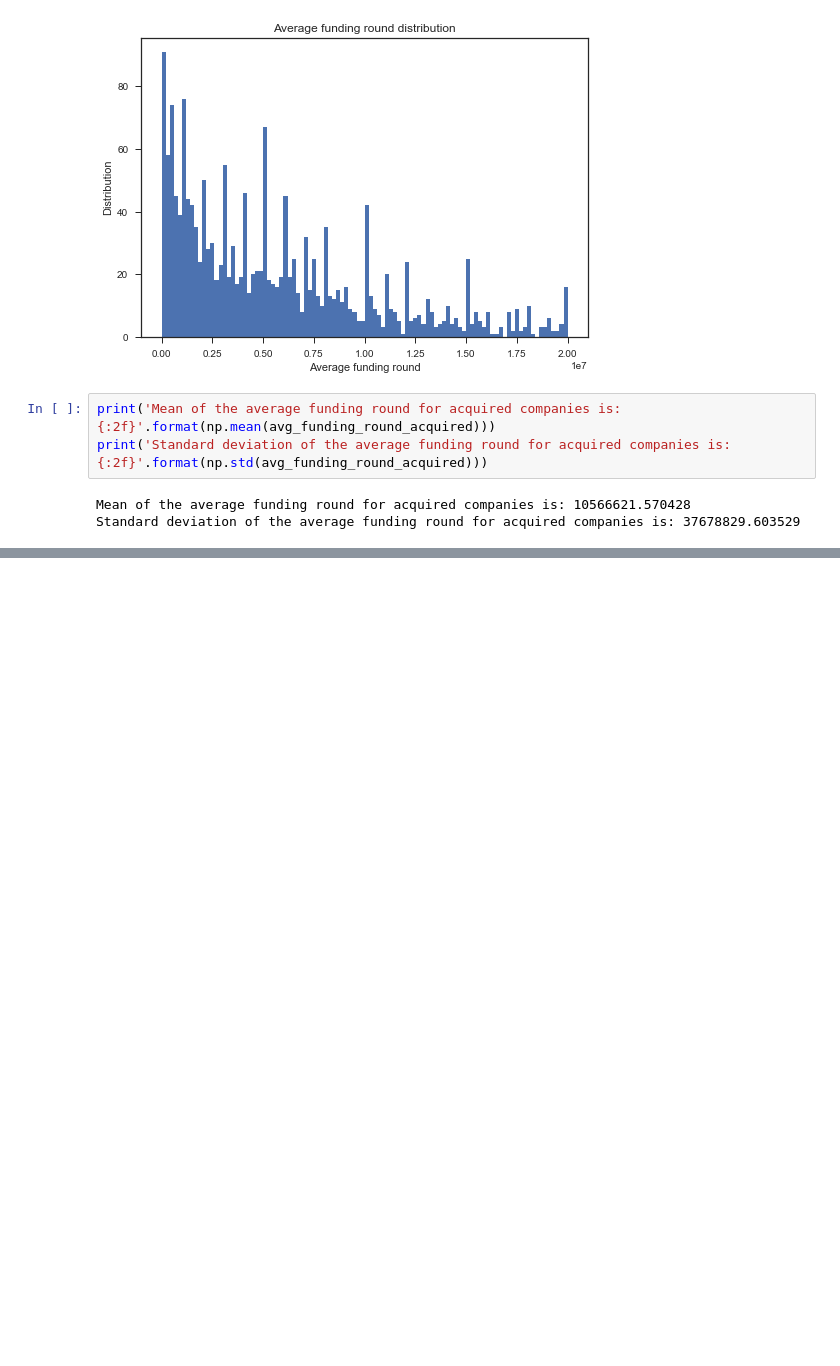
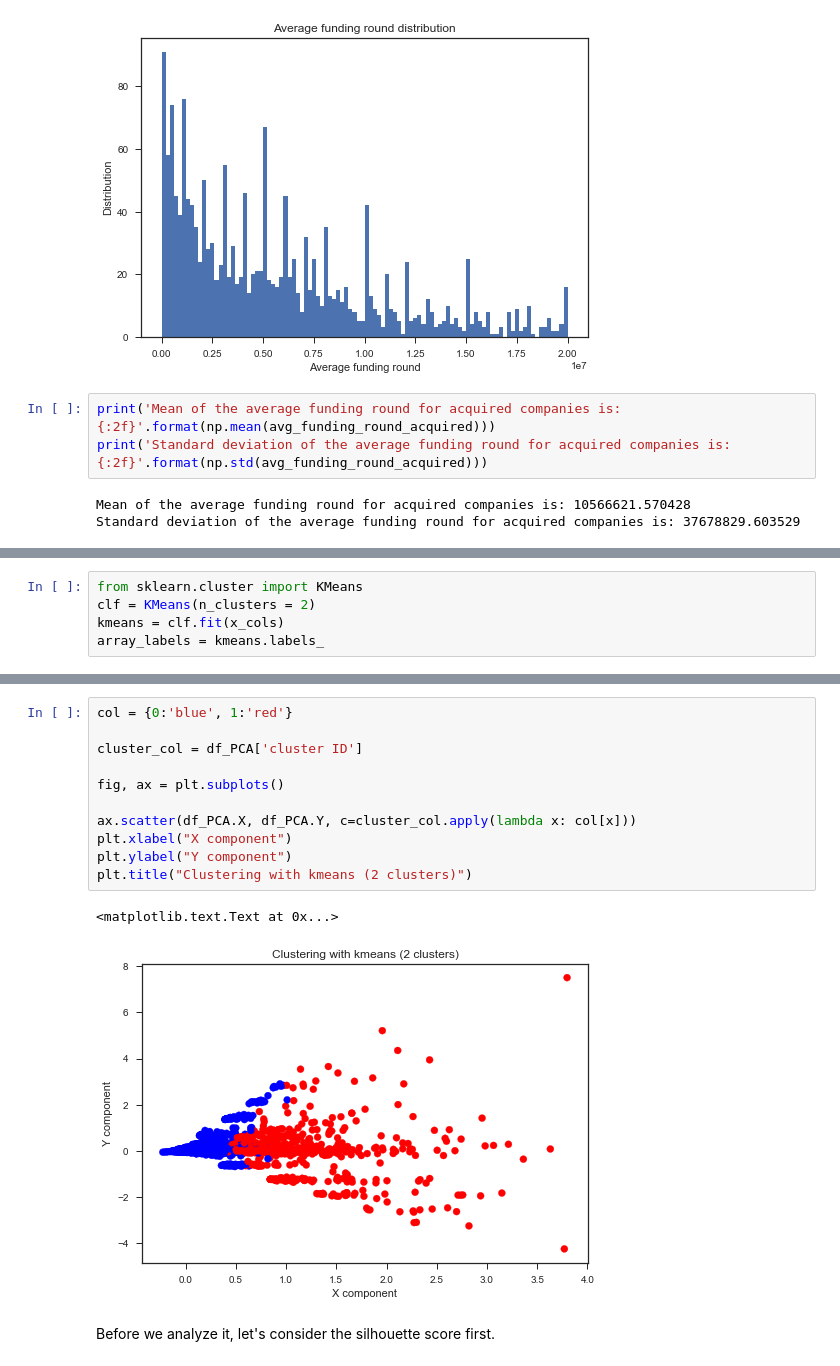
Before and after one commit to LVdatahub/Capstone-project----DS-Intensive-Springboard, a Jupyter notebook: Data story.ipynb, the cells around one changed output, grey strips where cells are left out. Drawn from its saved outputs; the diff is of its cells as text; blank space fills up the shorter version.

```diff
--- a/Data story.ipynb
+++ b/Data story.ipynb
@@ -809,0 +933,5 @@ So on average, each funding round for acquired companies was around USD 10.5m, w
+# %%
+from sklearn.cluster import KMeans
+clf = KMeans(n_clusters = 2)
+kmeans = clf.fit(x_cols)
+array_labels = kmeans.labels_
@@ -809,0 +945,16 @@ So on average, each funding round for acquired companies was around USD 10.5m, w
+# %%
+col = {0:'blue', 1:'red'}
+
+cluster_col = df_PCA['cluster ID']
+
+fig, ax = plt.subplots()
+
+ax.scatter(df_PCA.X, df_PCA.Y, c=cluster_col.apply(lambda x: col[x]))
+plt.xlabel("X component")
+plt.ylabel("Y component")
+plt.title("Clustering with kmeans (2 clusters)")
+# %% [output]
+<matplotlib.text.Text at 0x...>
+[figure, added]
+# %% [markdown]
+Before we analyze it, let's consider the silhouette score first.
```
Also changed, not shown: parts of 77 cells of this notebook.
